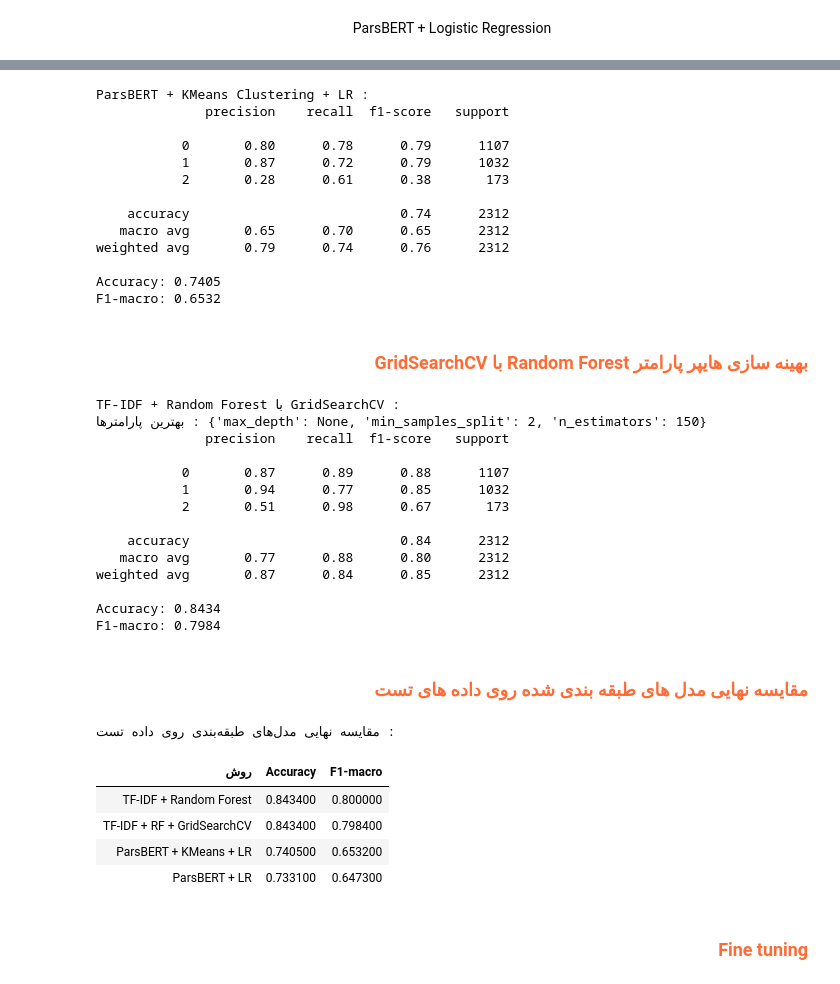
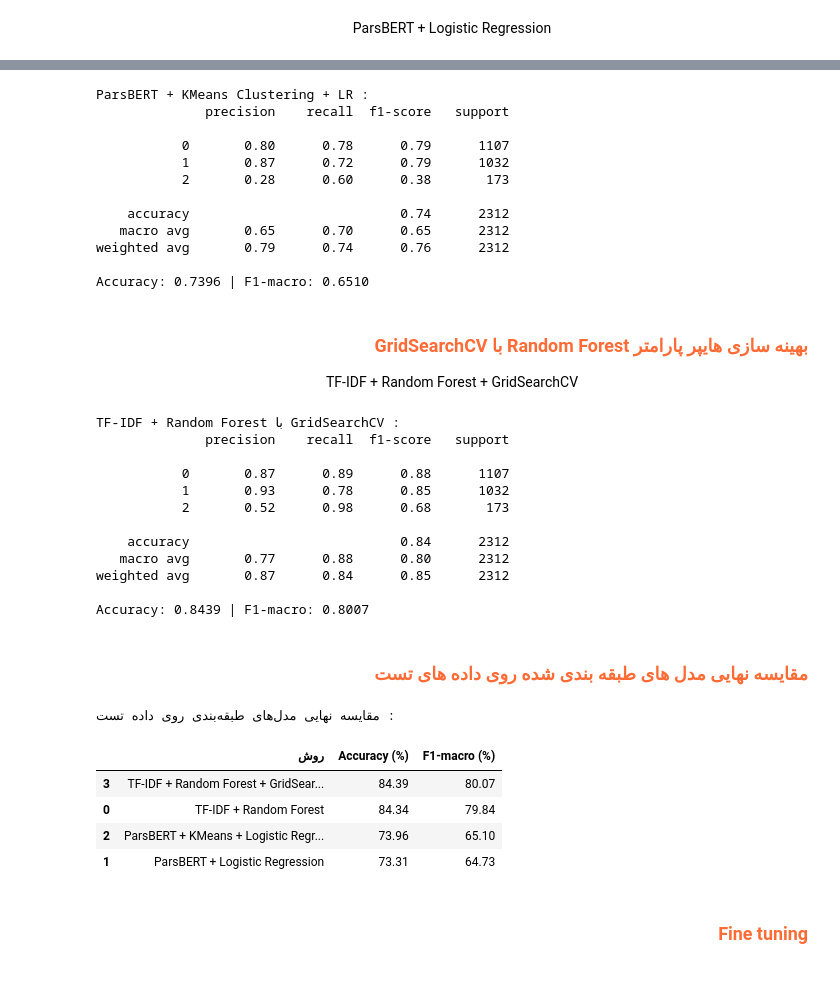
Before and after one commit to amir-v-z/Project-NLP, a Jupyter notebook: project.ipynb, the cells around one changed output, grey strips where cells are left out. Cells and saved outputs as stored; diff of their text form; code cells hidden in the pictures.

```diff
--- a/project.ipynb
+++ b/project.ipynb
@@ -775,8 +767,10 @@ y_pred_parsbert = lr_parsbert.predict(parsbert_embeddings_test)
 
 print("ParsBERT + Logistic Regression :")
 print(classification_report(y_test, y_pred_parsbert))
-print(f"Accuracy: {accuracy_score(y_test, y_pred_parsbert):.4f}")
-print(f"F1-macro: {f1_score(y_test, y_pred_parsbert, average='macro'):.4f}")
+
+acc_parsbert = accuracy_score(y_test, y_pred_parsbert)
+f1_parsbert = f1_score(y_test, y_pred_parsbert, average='macro')
+print(f"Accuracy: {acc_parsbert:.4f} | F1-macro: {f1_parsbert:.4f}")
 # %% [output]
 ParsBERT + Logistic Regression :
               precision    recall  f1-score   support
@@ -797,9 +790,9 @@ F1-macro: 0.6473
 # %%
-kmeans = KMeans(n_clusters=5, random_state=42, n_init=10)
+kmeans = KMeans(n_clusters=4, random_state=42, n_init=10)
 kmeans.fit(parsbert_embeddings)
 
-X_parsbert_train_clustered = np.hstack((parsbert_embeddings, kmeans.labels_.reshape(-1, 1)))
-X_parsbert_test_clustered = np.hstack((parsbert_embeddings_test, kmeans.predict(parsbert_embeddings_test).reshape(-1, 1)))
+X_parsbert_train_clustered = np.column_stack((parsbert_embeddings, kmeans.labels_))
+X_parsbert_test_clustered  = np.column_stack((parsbert_embeddings_test, kmeans.predict(parsbert_embeddings_test)))
 
 lr_clustered = LogisticRegression(max_iter=1000, random_state=42)
 lr_clustered.fit(X_parsbert_train_clustered, y_train)
@@ -807,34 +800,36 @@ y_pred_clustered = lr_clustered.predict(X_parsbert_test_clustered)
 
 print("ParsBERT + KMeans Clustering + LR :")
 print(classification_report(y_test, y_pred_clustered))
-print(f"Accuracy: {accuracy_score(y_test, y_pred_clustered):.4f}")
-print(f"F1-macro: {f1_score(y_test, y_pred_clustered, average='macro'):.4f}")
+
+acc_clustered = accuracy_score(y_test, y_pred_clustered)
+f1_clustered = f1_score(y_test, y_pred_clustered, average='macro')
+print(f"Accuracy: {acc_clustered:.4f} | F1-macro: {f1_clustered:.4f}")
 # %% [output]
 ParsBERT + KMeans Clustering + LR :
               precision    recall  f1-score   support
 
            0       0.80      0.78      0.79      1107
            1       0.87      0.72      0.79      1032
-           2       0.28      0.61      0.38       173
+           2       0.28      0.60      0.38       173
 
     accuracy                           0.74      2312
    macro avg       0.65      0.70      0.65      2312
 weighted avg       0.79      0.74      0.76      2312
 
-Accuracy: 0.7405
-F1-macro: 0.6532
+Accuracy: 0.7396 | F1-macro: 0.6510
 # %% [markdown]
 <h3 align="right" style="color: #ff6b35">GridSearchCV با Random Forest بهینه سازی هایپر پارامتر</h3>
+<div align="center">TF-IDF + Random Forest + GridSearchCV</div>
 # %%
-param_grid_small = {
+param_grid_light = {
     'n_estimators': [100, 150],
     'max_depth': [None],
-    'min_samples_split': [2]
+    'min_samples_split': [2, 5]
 }
 
 grid_rf = GridSearchCV(
     RandomForestClassifier(random_state=42),
-    param_grid_small,
+    param_grid_light,
     cv=3,
     scoring='f1_macro',
     n_jobs=4
@@ -844,58 +839,50 @@ grid_rf.fit(tfidf_embeddings, y_train)
 y_pred_grid = grid_rf.predict(X_tfidf_test)
 
 print("TF-IDF + Random Forest با GridSearchCV :")
-print("بهترین پارامترها :", grid_rf.best_params_)
 print(classification_report(y_test, y_pred_grid))
-print(f"Accuracy: {accuracy_score(y_test, y_pred_grid):.4f}")
-print(f"F1-macro: {f1_score(y_test, y_pred_grid, average='macro'):.4f}")
+
+acc_grid = accuracy_score(y_test, y_pred_grid)
+f1_grid = f1_score(y_test, y_pred_grid, average='macro')
+print(f"Accuracy: {acc_grid:.4f} | F1-macro: {f1_grid:.4f}")
 # %% [output]
 TF-IDF + Random Forest با GridSearchCV :
-بهترین پارامترها : {'max_depth': None, 'min_samples_split': 2, 'n_estimators': 150}
               precision    recall  f1-score   support
 
            0       0.87      0.89      0.88      1107
-           1       0.94      0.77      0.85      1032
-           2       0.51      0.98      0.67       173
+           1       0.93      0.78      0.85      1032
+           2       0.52      0.98      0.68       173
 
     accuracy                           0.84      2312
    macro avg       0.77      0.88      0.80      2312
 weighted avg       0.87      0.84      0.85      2312
 
-Accuracy: 0.8434
-F1-macro: 0.7984
+Accuracy: 0.8439 | F1-macro: 0.8007
 # %% [markdown]
 <h3 align="right" style="color: #ff6b35">مقایسه نهایی مدل های طبقه بندی شده روی داده های تست</h3>
 # %%
 comparison_final = pd.DataFrame({
     "روش": [
         "TF-IDF + Random Forest",
-        "ParsBERT + LR",
-        "ParsBERT + KMeans + LR",
-        "TF-IDF + RF + GridSearchCV"
+        "ParsBERT + Logistic Regression",
+        "ParsBERT + KMeans + Logistic Regression",
+        "TF-IDF + Random Forest + GridSearchCV"
     ],
-    "Accuracy": [
-        0.8434,
-        0.7331,
-        0.7405,
-        0.8434
-    ],
-    "F1-macro": [
-        0.8000,
-        0.6473,
-        0.6532,
-        0.7984
-    ]
+    "Accuracy (%)": [acc_rf_tfidf, acc_parsbert, acc_clustered, acc_grid],
+    "F1-macro (%)": [f1_rf_tfidf, f1_parsbert, f1_clustered, f1_grid]
 })
 
+comparison_final["Accuracy (%)"] = (comparison_final["Accuracy (%)"] * 100).round(2)
+comparison_final["F1-macro (%)"]  = (comparison_final["F1-macro (%)"]  * 100).round(2)
+
 print("مقایسه نهایی مدل‌های طبقه‌بندی روی داده تست :")
-display(comparison_final.sort_values("F1-macro", ascending=False).style.hide(axis='index'))
+display(comparison_final.sort_values("F1-macro (%)", ascending=False))
 # %% [output]
 مقایسه نهایی مدل‌های طبقه‌بندی روی داده تست :
-| روش | Accuracy | F1-macro |
-| TF-IDF + Random Forest | 0.843400 | 0.800000 |
-| TF-IDF + RF + GridSearchCV | 0.843400 | 0.798400 |
-| ParsBERT + KMeans + LR | 0.740500 | 0.653200 |
-| ParsBERT + LR | 0.733100 | 0.647300 |
+|  | روش | Accuracy (%) | F1-macro (%) |
+| 3 | TF-IDF + Random Forest + GridSear... | 84.39 | 80.07 |
+| 0 | TF-IDF + Random Forest | 84.34 | 79.84 |
+| 2 | ParsBERT + KMeans + Logistic Regr... | 73.96 | 65.10 |
+| 1 | ParsBERT + Logistic Regression | 73.31 | 64.73 |
 # %% [markdown]
 <h3 align="right" style="color: #ff6b35">Fine tuning</h3>
 # %%
```
Also changed, not shown: parts of 9 cells of this notebook, 1 other file.
